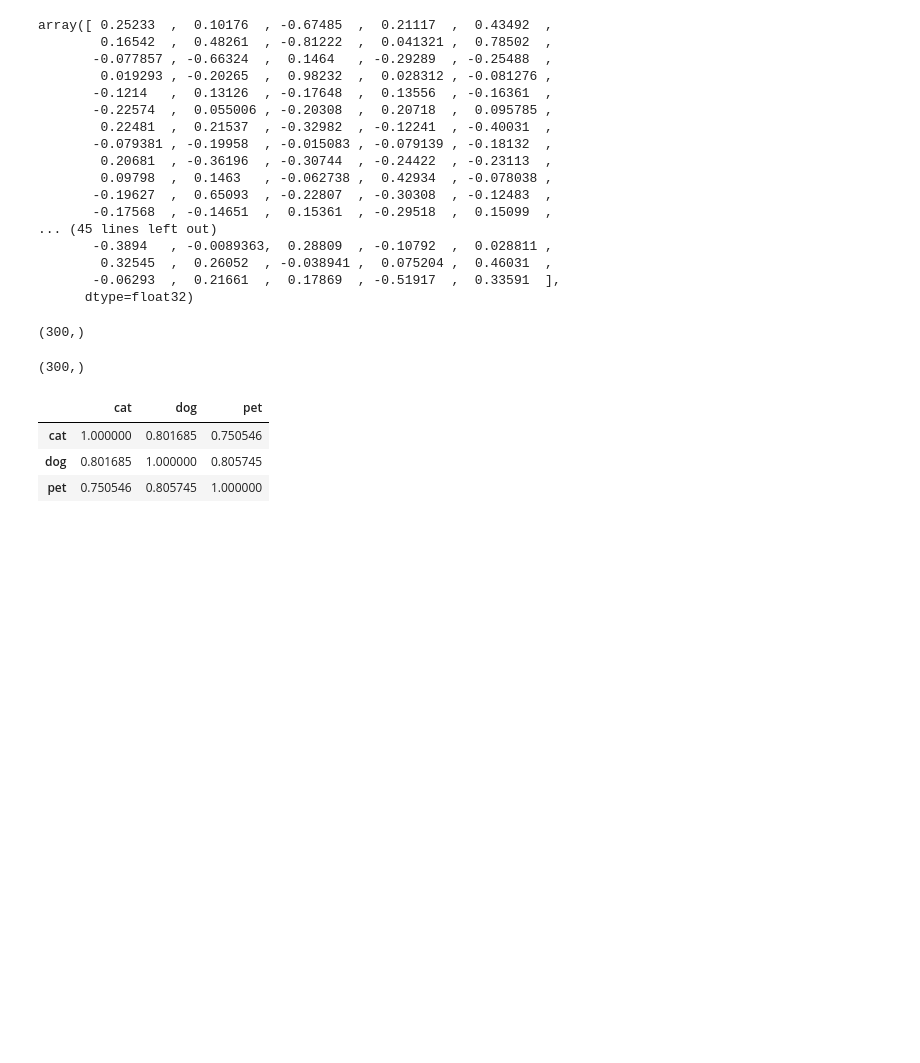
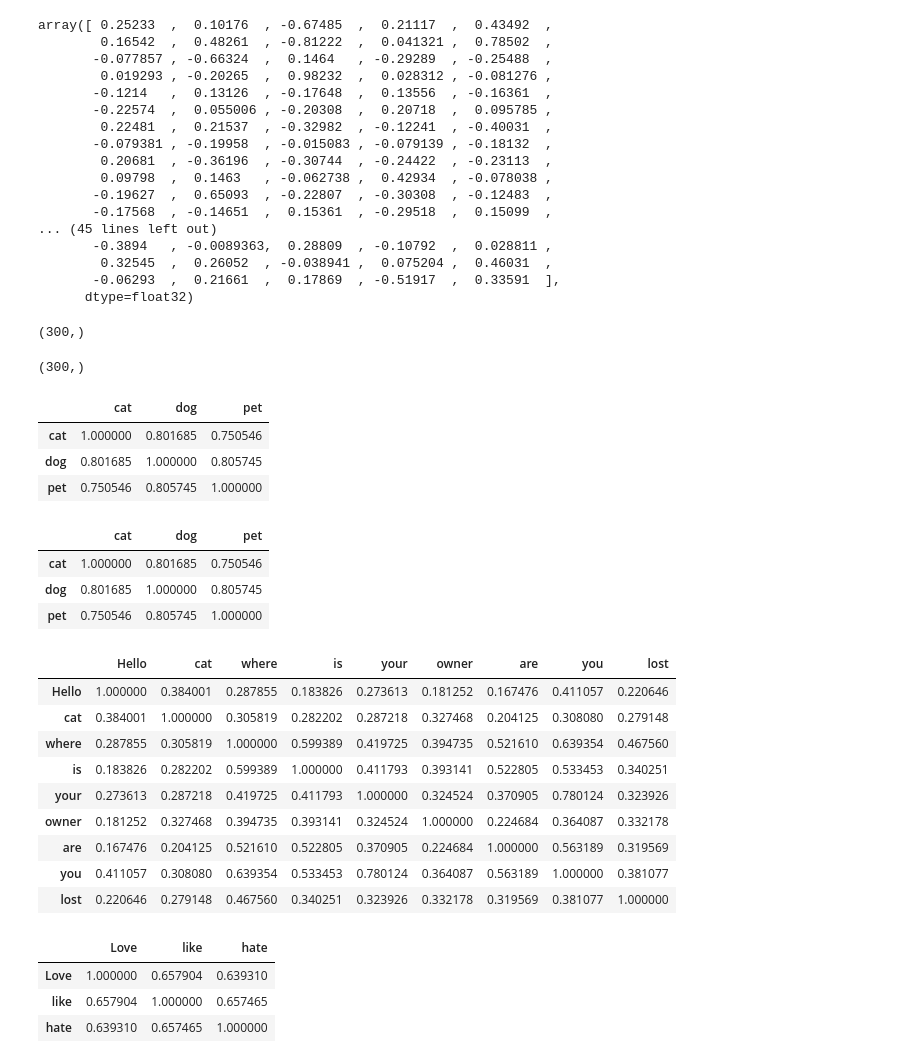
Before and after one commit to mralamdari/NLP-Sentiment-Analysis, a Jupyter notebook: NLP_Semantiment_Analysis.ipynb, the cells around one changed output. Cells and saved outputs as stored; diff of their text form; code cells hidden in the pictures; blank space fills up the shorter version.

```diff
--- a/NLP_Semantiment_Analysis.ipynb
+++ b/NLP_Semantiment_Analysis.ipynb
@@ -51,3 +51,42 @@ pd.DataFrame(mat, index=text.split(), columns=text.split())
 | cat | 1.000000 | 0.801685 | 0.750546 |
 | dog | 0.801685 | 1.000000 | 0.805745 |
 | pet | 0.750546 | 0.805745 | 1.000000 |
+# %%
+def show_similarity(text):
+  tokens = nlp(text)
+  l = len(tokens)
+  mat = np.zeros((l, l))
+  words_list = text.split()
+
+  for i, token in enumerate(tokens):
+    for j, t in enumerate(tokens):
+      mat[i, j] = token.similarity(t)
+
+  return pd.DataFrame(mat, index=words_list, columns=words_list)
+# %%
+show_similarity(text)
+# %% [output]
+|  | cat | dog | pet |
+| cat | 1.000000 | 0.801685 | 0.750546 |
+| dog | 0.801685 | 1.000000 | 0.805745 |
+| pet | 0.750546 | 0.805745 | 1.000000 |
+# %%
+show_similarity('Hello cat where is your owner are you lost')
+# %% [output]
+|  | Hello | cat | where | is | your | owner | are | you | lost |
+| Hello | 1.000000 | 0.384001 | 0.287855 | 0.183826 | 0.273613 | 0.181252 | 0.167476 | 0.411057 | 0.220646 |
+| cat | 0.384001 | 1.000000 | 0.305819 | 0.282202 | 0.287218 | 0.327468 | 0.204125 | 0.308080 | 0.279148 |
+| where | 0.287855 | 0.305819 | 1.000000 | 0.599389 | 0.419725 | 0.394735 | 0.521610 | 0.639354 | 0.467560 |
+| is | 0.183826 | 0.282202 | 0.599389 | 1.000000 | 0.411793 | 0.393141 | 0.522805 | 0.533453 | 0.340251 |
+| your | 0.273613 | 0.287218 | 0.419725 | 0.411793 | 1.000000 | 0.324524 | 0.370905 | 0.780124 | 0.323926 |
+| owner | 0.181252 | 0.327468 | 0.394735 | 0.393141 | 0.324524 | 1.000000 | 0.224684 | 0.364087 | 0.332178 |
+| are | 0.167476 | 0.204125 | 0.521610 | 0.522805 | 0.370905 | 0.224684 | 1.000000 | 0.563189 | 0.319569 |
+| you | 0.411057 | 0.308080 | 0.639354 | 0.533453 | 0.780124 | 0.364087 | 0.563189 | 1.000000 | 0.381077 |
+| lost | 0.220646 | 0.279148 | 0.467560 | 0.340251 | 0.323926 | 0.332178 | 0.319569 | 0.381077 | 1.000000 |
+# %%
+show_similarity('Love like hate')
+# %% [output]
+|  | Love | like | hate |
+| Love | 1.000000 | 0.657904 | 0.639310 |
+| like | 0.657904 | 1.000000 | 0.657465 |
+| hate | 0.639310 | 0.657465 | 1.000000 |
```
